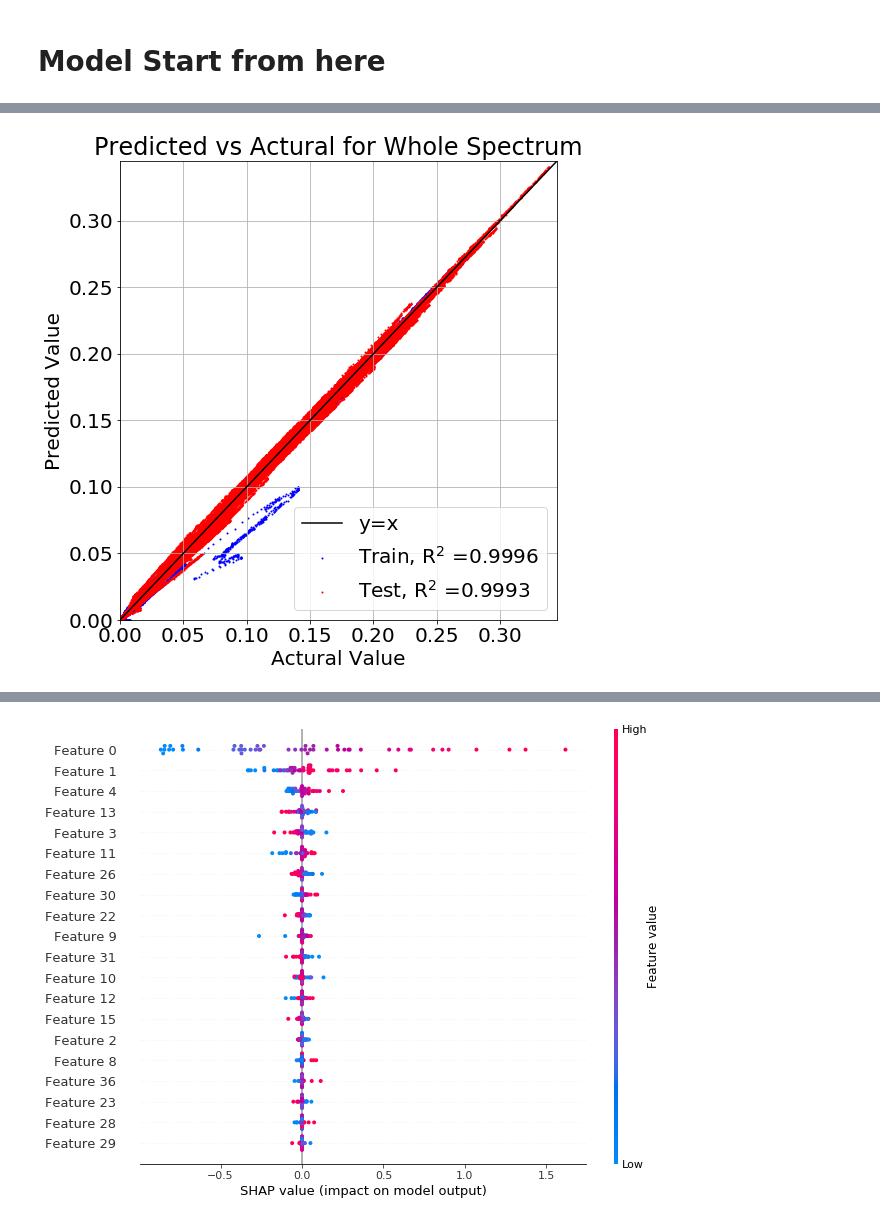
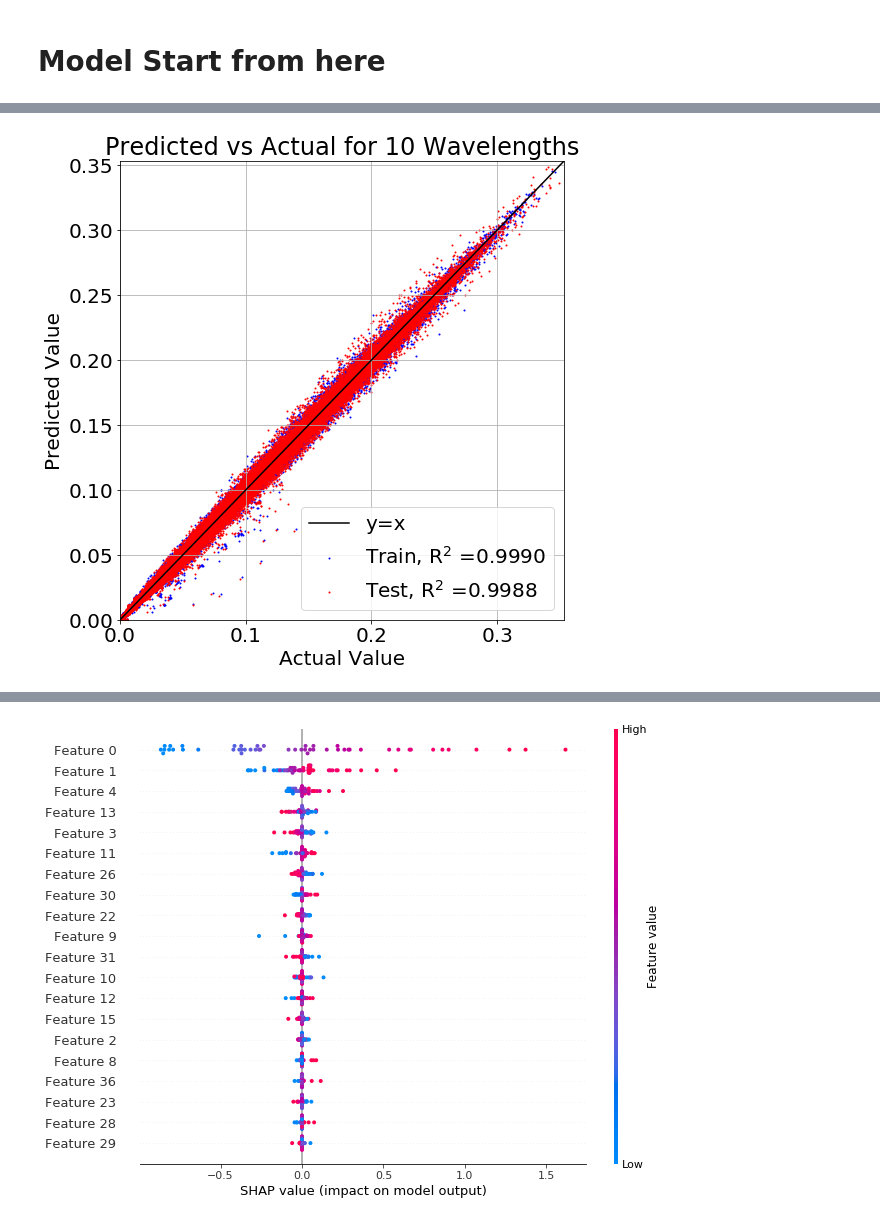
Before and after one commit to yichigo/Light-Sensors-Calibration, a Jupyter notebook: model_MLP_10.ipynb, the cells around one changed output, grey strips where cells are left out. Saved outputs shown, nothing was run; the diff lists cells and outputs as text; code cells hidden in the pictures.

```diff
--- a/model_MLP_10.ipynb
+++ b/model_MLP_10.ipynb
@@ -70,0 +76,12 @@ df = df[df.index.date > datetime.date(2020, 1, 2)] # the data is bad before that
+# %%
+features = [#'cloudPecentage', 'allRed', 'allGreen', 'allBlue',
+            #'skyRed', 'skyGreen', 'skyBlue', 'cloudRed', 'cloudGreen', 'cloudBlue',
+            'Violet', 'Blue', 'Green', 'Yellow', 'Orange', 'Red',
+            'Temperature', 'Pressure', 'Humidity',
+            #'Latitude', 'Longitude', 'Altitude',
+            #'NH3', 'CO', 'NO2', 'C3H8', 'C4H10', 'CH4', 'H2', 'C2H5OH', 'CO2',
+            'Luminosity', 'IR', 'Full', 'Visible', 'Lux',
+            'UVA', 'UVB', 'Visible Compensation','IR Compensation', 'UV Index',
+            'Zenith']
+features = np.array(features)
+len(features)
@@ -71,8 +90,11 @@ df = df[df.index.date > datetime.date(2020, 1, 2)] # the data is bad before that
 # %%
-features = np.append(df.columns[:41], ['Zenith'])
-targets = df.columns[41+1:-1].values # skip Illuminance, keep Wavelengths
+wavelengths10 = [360,385,415,430,450,520,600,690,725,763]
+
+targets = []
+for wavelength in wavelengths10:
+    targets.append(str(wavelength)+'nm')
 print(features)
-print(targets[[0,-1]])
+print(targets)
 
 X = df[features]
 Y = df[targets] # MLP and scaler use multi output
@@ -98,7 +115,7 @@ scaler_y = StandardScaler()
 Y_train_scaled = scaler_y.fit_transform(Y_train)
 Y_test_scaled = scaler_y.transform(Y_test)
 # %%
-n_components = 39
+n_components = 18
 
 DR = 'PCA'
 Cluster = 'None'
@@ -225,9 +218,9 @@ for hidden_layer_sizes in [(128,128,128,128),
 # %%
-#hidden_layer_sizes=(64,128,256)
+hidden_layer_sizes=(64,128,256)
 #hidden_layer_sizes=(128,128,128,128)
 #hidden_layer_sizes=(512, 512, 256, 256)
 #hidden_layer_sizes=(128,128,128,128,128,128)
-hidden_layer_sizes=(128,128,128,128,128)
+#hidden_layer_sizes=(128,128,128,128,128)
 
 activation ='relu'
 solver = 'adam'
@@ -299,40 +292,40 @@ from sklearn.metrics import r2_score
 Y_train_pred = scaler_y.inverse_transform(
                     regr.predict( X_train_scaled_DR_scaled )
                     ) # for train
 Y_test_pred = scaler_y.inverse_transform(
                     regr.predict( X_test_scaled_DR_scaled )
                     )# for image
 #Y_test_pred = regr.predict(X_test) # for test score
 
 train_score =  r2_score(Y_train, Y_train_pred)
 test_score = r2_score(Y_test, Y_test_pred)
 
 y_min = np.amin(Y_train.values)
 y_max = np.amax(Y_train.values)
 y_line = np.linspace(y_min,y_max,100)
 
 plt.rcParams["figure.figsize"] = (8, 8) # (w, h)
 plt.rcParams.update({'font.size': 20})
 fig, ax = plt.subplots()
 plt.plot(y_line,y_line, '-k', label='y=x')
 
-length_sample = len(Y_test)//10
+length_sample = len(Y_test)
 plt.scatter(Y_train[:length_sample],Y_train_pred[:length_sample], s=1, c = 'blue',label = 'Train, R$^{2}$ ='+str(train_score)[:6])
 plt.scatter(Y_test[:length_sample],Y_test_pred[:length_sample], s=1, c = 'red', label = 'Test, R$^{2}$ ='+str(test_score)[:6])
 plt.xlim((y_min,y_max))
 plt.ylim((y_min,y_max))
-ax.set_title('Predicted vs Actural for Whole Spectrum')
-ax.set_xlabel('Actural Value')
+ax.set_title('Predicted vs Actual for 10 Wavelengths')
+ax.set_xlabel('Actual Value')
 ax.set_ylabel('Predicted Value')
 plt.legend( loc='lower right')
 plt.grid()
 plt.tight_layout()
 
-if not os.path.exists(dir_out + 'whole'):
-    os.mkdir(dir_out + 'whole')
-plt.savefig(dir_out + 'whole' +'/MLP_performance_whole'+structure+'.png')
+if not os.path.exists(dir_out + '10'):
+    os.mkdir(dir_out + '10')
+plt.savefig(dir_out + '10' +'/MLP_performance_10'+structure+'.png')
 # %% [output]
-[figure, old version]
+[figure, new version]
 # %%
 bads = {}
 for i in range(len(targets)):
```
Also changed, not shown: parts of 23 cells of this notebook, 26 other files.
